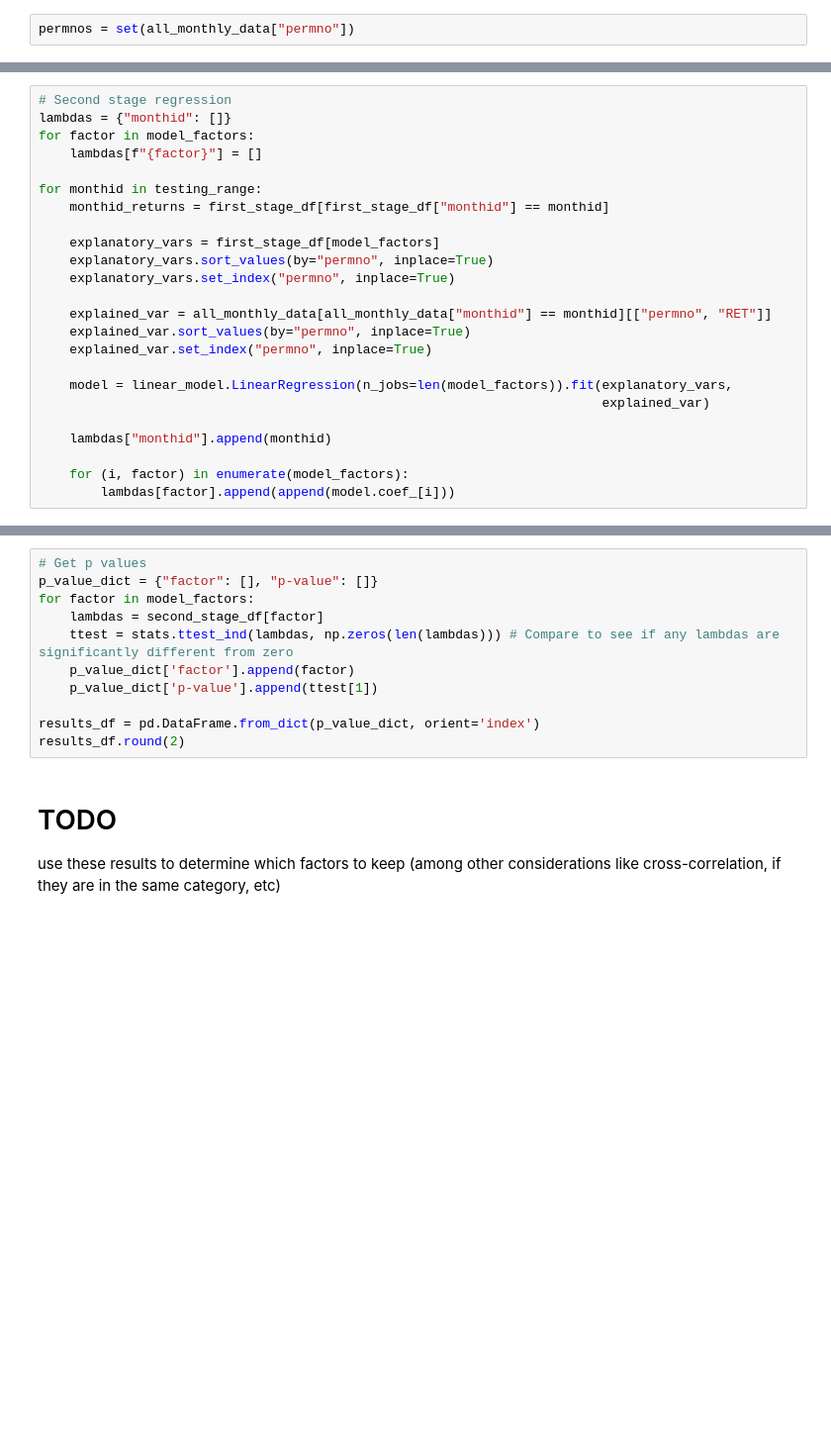
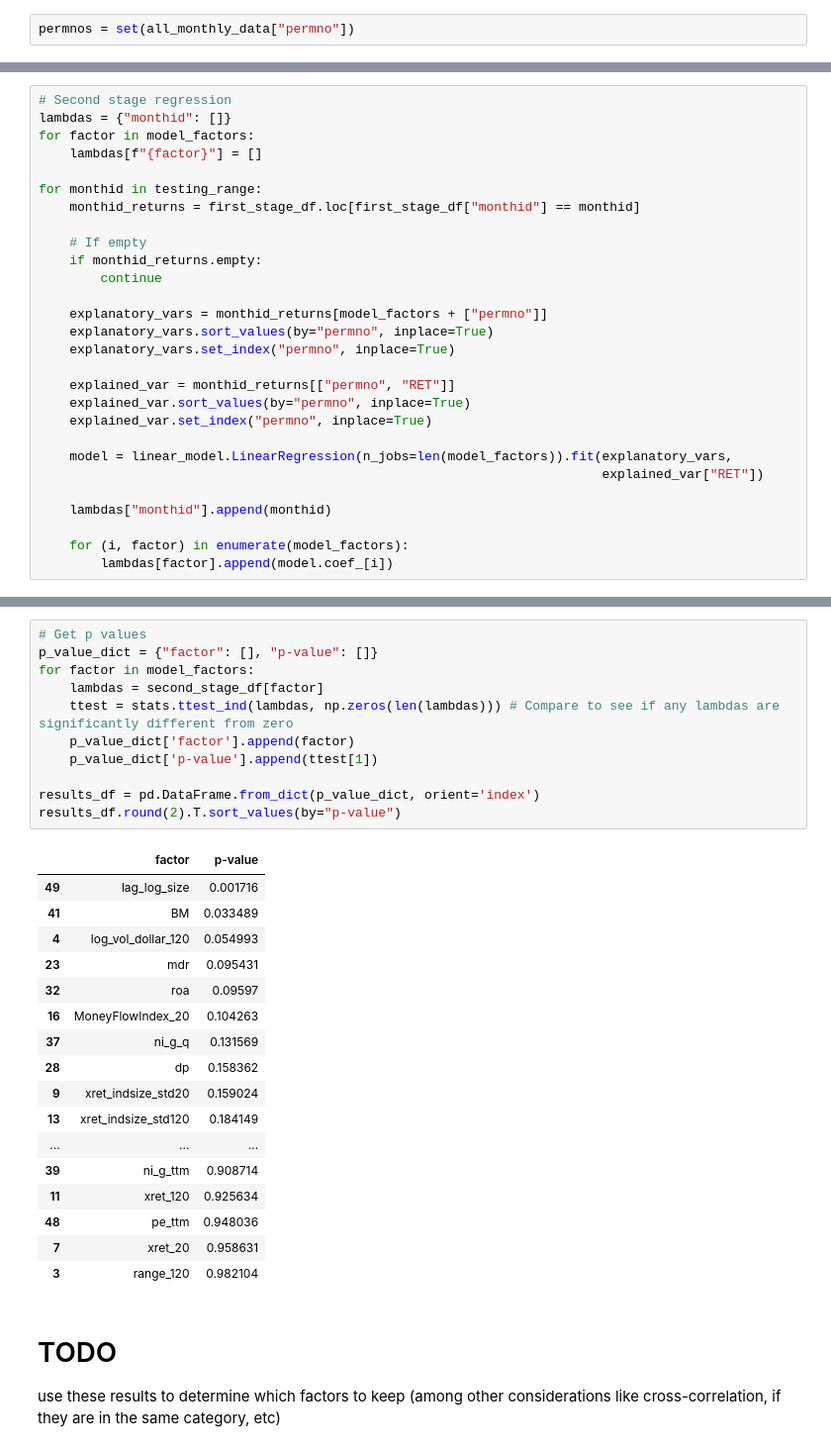
Before and after one commit to CFM-301-W23-G4/Final-Project, a Jupyter notebook: Final Project.ipynb, the cells around one changed output, grey strips where cells are left out. Shown at 99% size. Cells and saved outputs as stored; diff of their text form; blank space fills up the shorter version.

```diff
--- a/Final Project.ipynb
+++ b/Final Project.ipynb
@@ -230,23 +225,27 @@ for factor in model_factors:
     lambdas[f"{factor}"] = []
 
 for monthid in testing_range:
-    monthid_returns = first_stage_df[first_stage_df["monthid"] == monthid]
+    monthid_returns = first_stage_df.loc[first_stage_df["monthid"] == monthid]
 
-    explanatory_vars = first_stage_df[model_factors]
+    # If empty
+    if monthid_returns.empty:
+        continue
+
+    explanatory_vars = monthid_returns[model_factors + ["permno"]]
     explanatory_vars.sort_values(by="permno", inplace=True)
     explanatory_vars.set_index("permno", inplace=True)
 
-    explained_var = all_monthly_data[all_monthly_data["monthid"] == monthid][["permno", "RET"]]
+    explained_var = monthid_returns[["permno", "RET"]]
     explained_var.sort_values(by="permno", inplace=True)
     explained_var.set_index("permno", inplace=True)
 
     model = linear_model.LinearRegression(n_jobs=len(model_factors)).fit(explanatory_vars,
-                                                                         explained_var)
+                                                                         explained_var["RET"])
 
     lambdas["monthid"].append(monthid)
 
     for (i, factor) in enumerate(model_factors):
-        lambdas[factor].append(append(model.coef_[i]))
+        lambdas[factor].append(model.coef_[i])
 # %%
 second_stage_df = pd.DataFrame(lambdas)
 second_stage_df
@@ -253,14 +266,32 @@ second_stage_df
 # %%
 # Get p values
 p_value_dict = {"factor": [], "p-value": []}
 for factor in model_factors:
     lambdas = second_stage_df[factor]
     ttest = stats.ttest_ind(lambdas, np.zeros(len(lambdas))) # Compare to see if any lambdas are significantly different from zero
     p_value_dict['factor'].append(factor)
     p_value_dict['p-value'].append(ttest[1])
 
 results_df = pd.DataFrame.from_dict(p_value_dict, orient='index')
-results_df.round(2)
+results_df.round(2).T.sort_values(by="p-value")
+# %% [output]
+|  | factor | p-value |
+| 49 | lag_log_size | 0.001716 |
+| 41 | BM | 0.033489 |
+| 4 | log_vol_dollar_120 | 0.054993 |
+| 23 | mdr | 0.095431 |
+| 32 | roa | 0.09597 |
+| 16 | MoneyFlowIndex_20 | 0.104263 |
+| 37 | ni_g_q | 0.131569 |
+| 28 | dp | 0.158362 |
+| 9 | xret_indsize_std20 | 0.159024 |
+| 13 | xret_indsize_std120 | 0.184149 |
+| ... | ... | ... |
+| 39 | ni_g_ttm | 0.908714 |
+| 11 | xret_120 | 0.925634 |
+| 48 | pe_ttm | 0.948036 |
+| 7 | xret_20 | 0.958631 |
+| 3 | range_120 | 0.982104 |
 # %% [markdown]
 # TODO
 use these results to determine which factors to keep (among other considerations like cross-correlation, if they are in the same category, etc)
```
Also changed, not shown: parts of 11 cells of this notebook.
